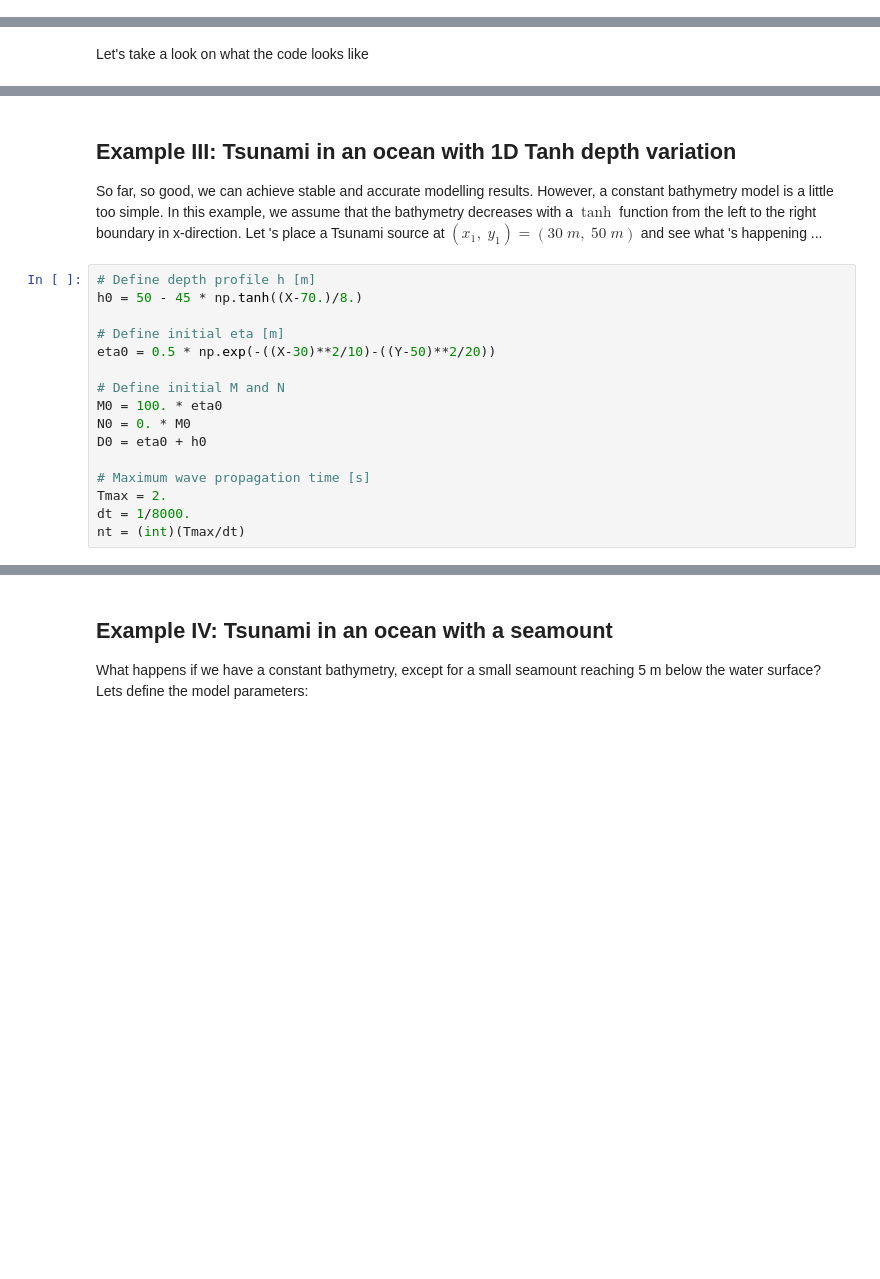
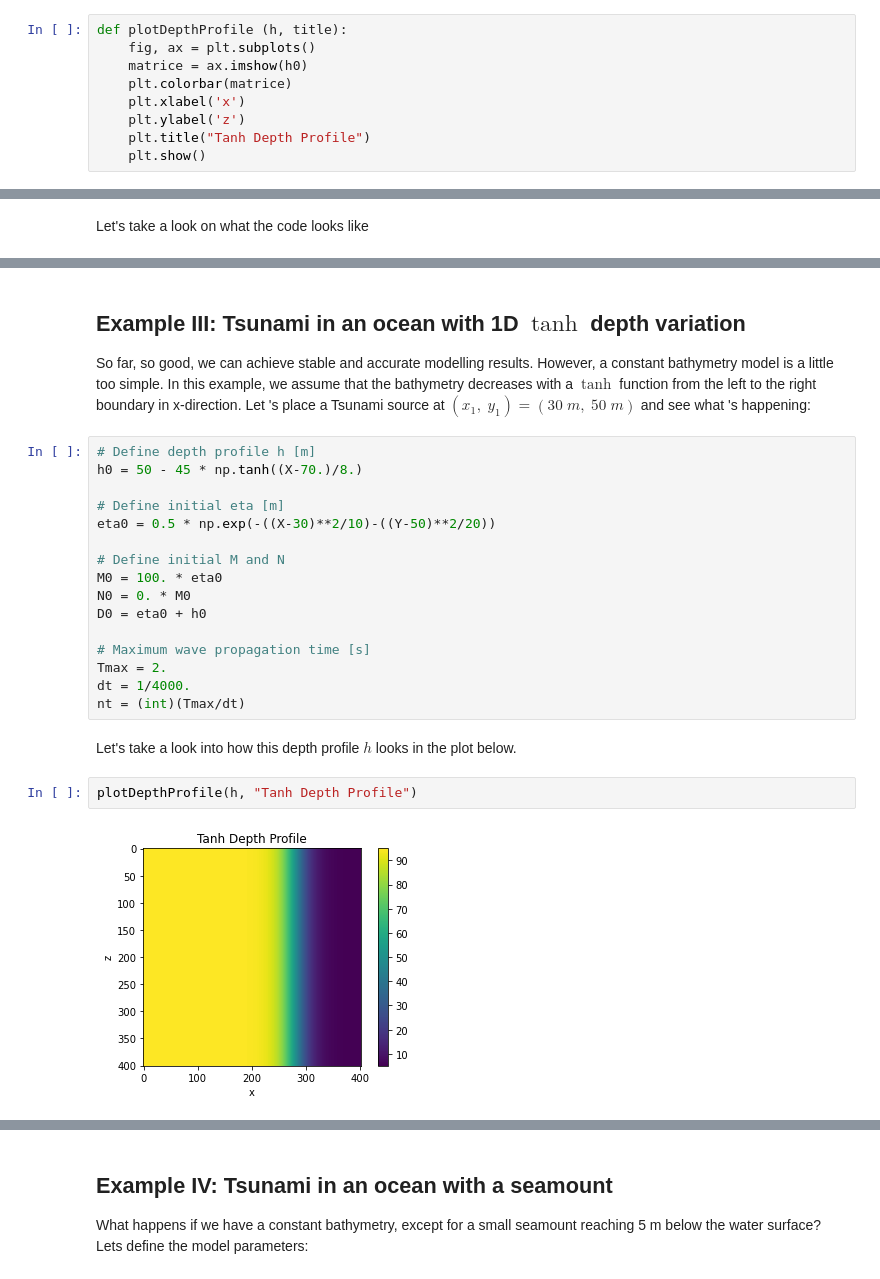
Before and after one commit to AtilaSaraiva/devito, a Jupyter notebook: examples/cfd/08_shallow_water_equation.ipynb, the cells around one changed output, grey strips where cells are left out. Saved outputs shown, nothing was run; the diff lists cells and outputs as text; blank space fills up the shorter version.

```diff
--- a/examples/cfd/08_shallow_water_equation.ipynb
+++ b/examples/cfd/08_shallow_water_equation.ipynb
@@ -148,3 +137,12 @@ def snaps2video (eta, title):
     plt.close(ani._fig)
     display(HTML(ani.to_html5_video()))
+# %%
+def plotDepthProfile (h, title):
+    fig, ax = plt.subplots()
+    matrice = ax.imshow(h0)
+    plt.colorbar(matrice)
+    plt.xlabel('x')
+    plt.ylabel('z')
+    plt.title("Tanh Depth Profile")
+    plt.show()
 # %% [markdown]
@@ -367,7 +292,7 @@ snaps2video(etasave, "Modeling two tsunamis in ocean with constant depth")
 # %% [markdown]
-## Example III: Tsunami in an ocean with 1D Tanh depth variation
+## Example III: Tsunami in an ocean with 1D $\tanh$ depth variation
 
-So far, so good, we can achieve stable and accurate modelling results. However, a constant bathymetry model is a little too simple. In this example, we assume that the bathymetry decreases with a $\tanh$ function from the left to the right boundary in x-direction. Let 's place a Tsunami source at $(x_1,\;y_1) = (30\; m,\; 50\; m)$ and see what 's happening ...
+So far, so good, we can achieve stable and accurate modelling results. However, a constant bathymetry model is a little too simple. In this example, we assume that the bathymetry decreases with a $\tanh$ function from the left to the right boundary in x-direction. Let 's place a Tsunami source at $(x_1,\;y_1) = (30\; m,\; 50\; m)$ and see what 's happening:
 # %%
 # Define depth profile h [m]
 h0 = 50 - 45 * np.tanh((X-70.)/8.)
@@ -382,8 +307,14 @@ D0 = eta0 + h0
 
 # Maximum wave propagation time [s]
 Tmax = 2.
-dt = 1/8000.
+dt = 1/4000.
 nt = (int)(Tmax/dt)
+# %% [markdown]
+Let's take a look into how this depth profile $h$ looks in the plot below.
+# %%
+plotDepthProfile(h, "Tanh Depth Profile")
+# %% [output]
+[figure, added]
 # %%
 # Inserting initial conditions
 eta.data[0] = eta0.copy()
```
Also changed, not shown: parts of 26 cells of this notebook.
